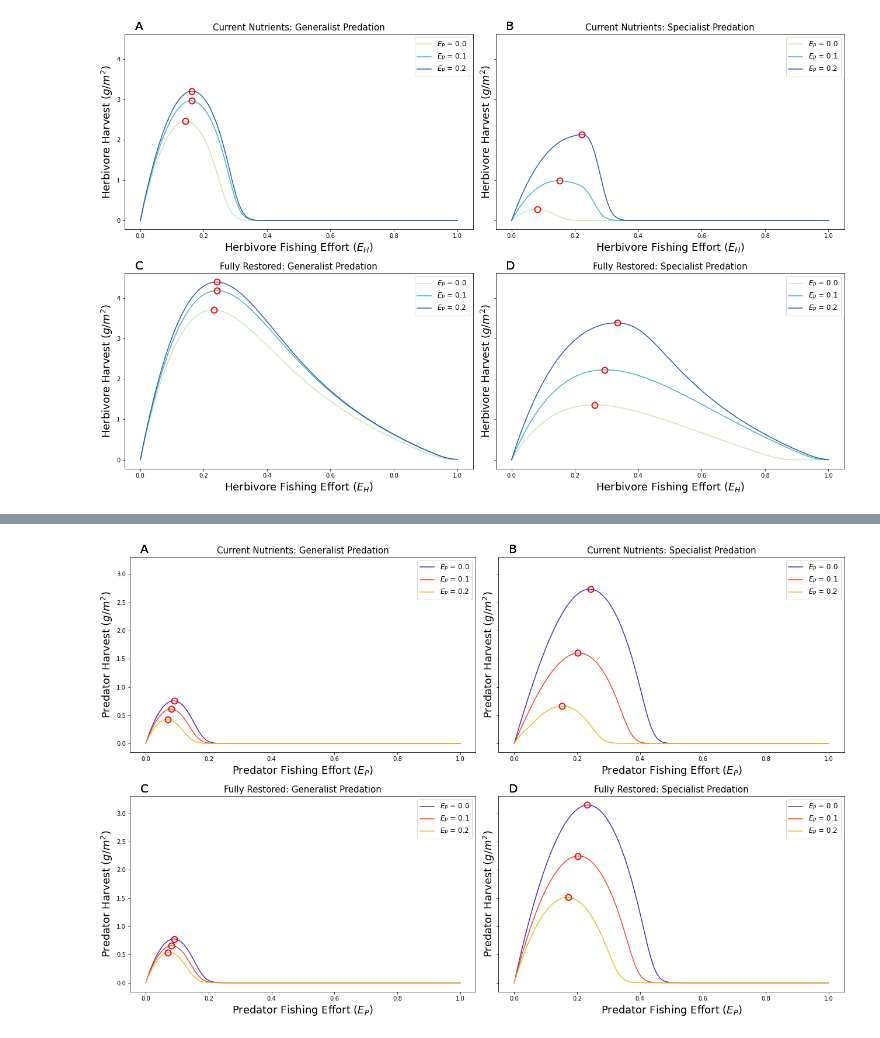
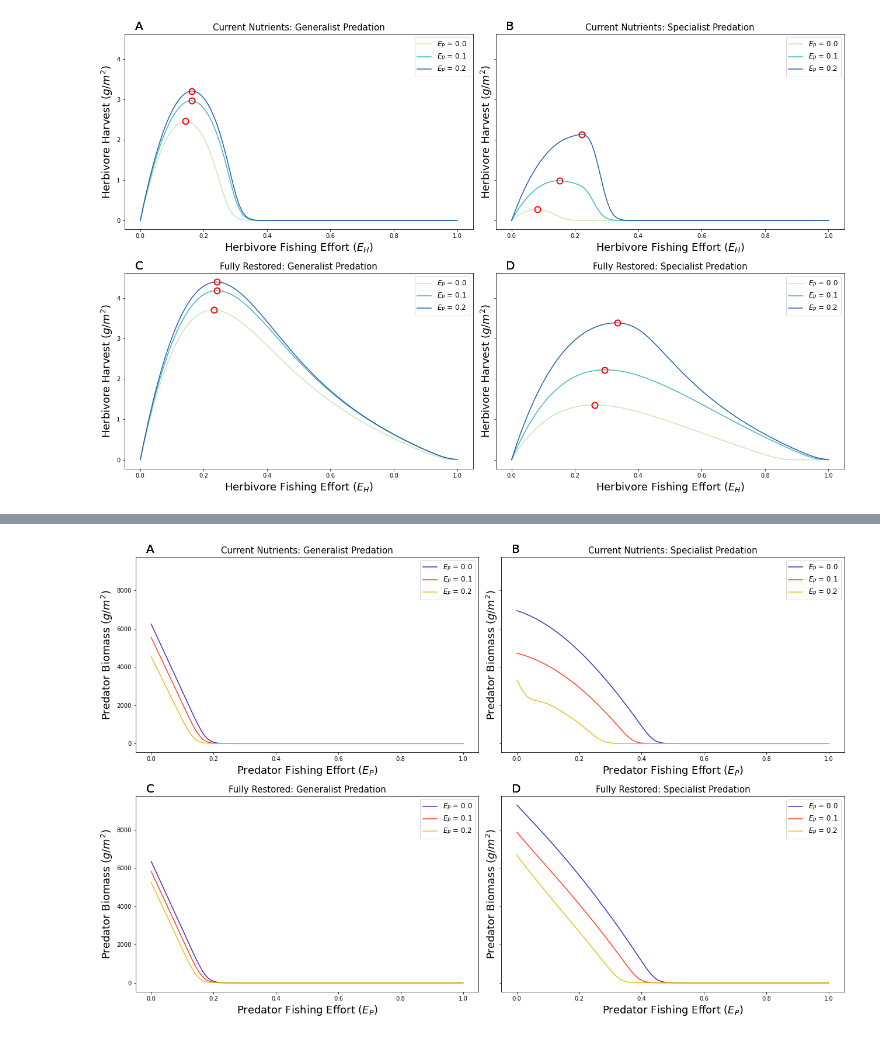
Before and after one commit to ainnesgold/kbay_estuary_model, a Jupyter notebook: supermodel_python_section_3_and_supplemental.ipynb, the cells around one changed output, grey strips where cells are left out. Drawn from its saved outputs; the diff is of its cells as text; code cells hidden in the pictures.

Commit message:
New Biomass Figures for Interaction Strength & Nutrients

```diff
--- a/supermodel_python_section_3_and_supplemental.ipynb
+++ b/supermodel_python_section_3_and_supplemental.ipynb
@@ -909,0 +760,16 @@ np.save('P_harvest_specialist_high.npy', P_harvest_specialist_high)
+# %%
+# Load the data
+P_biomass_generalist_low = np.load('data/P_biomass_generalist_low.npy')
+P_biomass_specialist_low = np.load('data/P_biomass_specialist_low.npy')
+P_biomass_generalist_high = np.load('data/P_biomass_generalist_high.npy')
+P_biomass_specialist_high = np.load('data/P_biomass_specialist_high.npy')
+
+# Inspect the contents
+print("Predator Biomass Generalist Low:")
+print(P_biomass_generalist_low)
+print("Predator Biomass Specialist Low:")
+print(P_biomass_specialist_low)
+print("Predator Biomass Generalist High:")
+print(P_biomass_generalist_high)
+print("Predator Biomass Specialist High:")
+print(P_biomass_specialist_high)
@@ -910,29 +794,24 @@ np.save('P_harvest_specialist_high.npy', P_harvest_specialist_high)
 # %%
-# Load the data
-P_harvest_generalist_low = np.load('data/P_harvest_generalist_low.npy')
-P_harvest_specialist_low = np.load('data/P_harvest_specialist_low.npy')
-P_harvest_generalist_high = np.load('data/P_harvest_generalist_high.npy')
-P_harvest_specialist_high = np.load('data/P_harvest_specialist_high.npy')
-
 # Set up the subplots
 fig, axes = plt.subplots(2, 2, figsize=(18, 12), sharey=True)
 
 # Set up the colorblind-friendly palette
 colors = sns.color_palette("CMRmap", n_colors=3)
 
-# Define E_H_array and E_P_values
-#size = 100
-#E_P_array = np.linspace(0, 1.0, size)
-#E_H_values = [(0.0/365), (0.1/365), (0.2/365)]
-
 # Plot the data for each subplot
-plot_pred_harvest(E_P_array, P_harvest_generalist_low, E_H_values, 'Current Nutrients: Generalist Predation', axes[0, 0], 'A')
-plot_pred_harvest(E_P_array, P_harvest_specialist_low, E_H_values, 'Current Nutrients: Specialist Predation', axes[0, 1], 'B')
-plot_pred_harvest(E_P_array, P_harvest_generalist_high, E_H_values, 'Fully Restored: Generalist Predation', axes[1, 0], 'C')
-plot_pred_harvest(E_P_array, P_harvest_specialist_high, E_H_values, 'Fully Restored: Specialist Predation', axes[1, 1], 'D')
+plot_pred_biomass(E_P_array, P_biomass_generalist_low, E_H_values, 'Current Nutrients: Generalist Predation', axes[0, 0], 'A')
+plot_pred_biomass(E_P_array, P_biomass_specialist_low, E_H_values, 'Current Nutrients: Specialist Predation', axes[0, 1], 'B')
+plot_pred_biomass(E_P_array, P_biomass_generalist_high, E_H_values, 'Fully Restored: Generalist Predation', axes[1, 0], 'C')
+plot_pred_biomass(E_P_array, P_biomass_specialist_high, E_H_values, 'Fully Restored: Specialist Predation', axes[1, 1], 'D')
 
 # Adjust layout and show plot
 plt.tight_layout(rect=[0, 0, 1, 0.96])
+
+#plt.savefig("figs/interaction_strength_predator_biomass.jpg",
+#            format='jpeg',
+#            dpi=300,
+#            bbox_inches='tight')
+
 plt.show()
 # %% [output]
-[figure, old version]
+[figure, new version]
```
Also changed, not shown: parts of 47 cells of this notebook, 13 other files.
